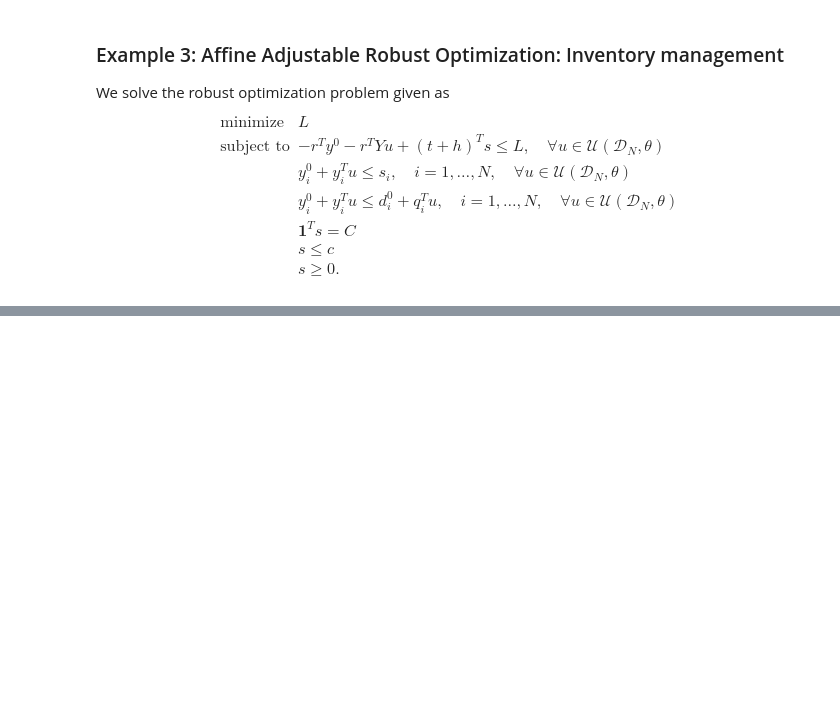
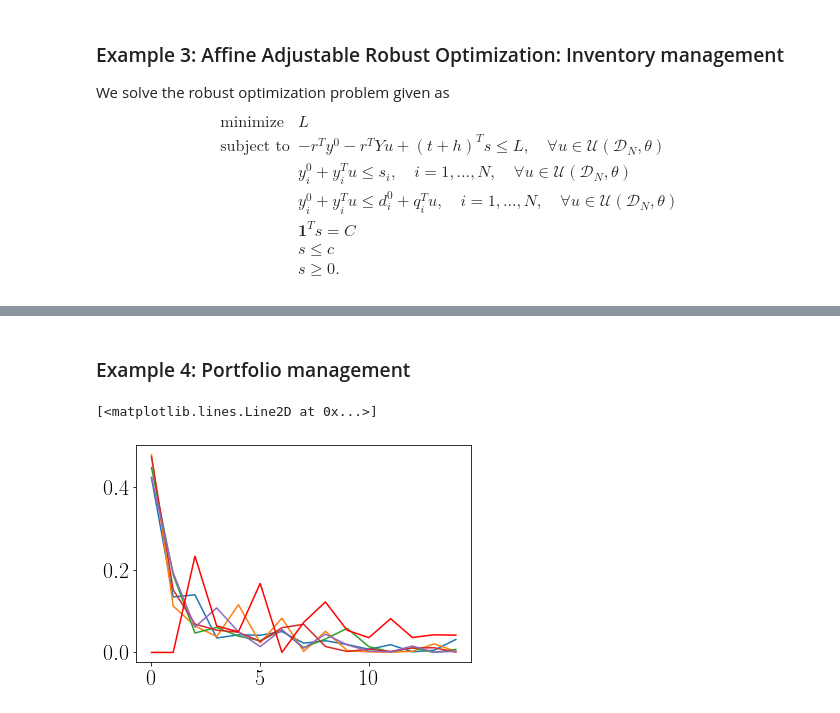
Before and after one commit to stellatogrp/lropt, a Jupyter notebook: docs/examples/experiments/tutorial_learning copy.ipynb, the cells around one changed output, grey strips where cells are left out. Saved outputs shown, nothing was run; the diff lists cells and outputs as text; code cells hidden in the pictures; blank space fills up the shorter version.

Commit message:
intro_examples

```diff
--- a/docs/examples/experiments/tutorial_learning copy.ipynb
+++ b/docs/examples/experiments/tutorial_learning copy.ipynb
@@ -821,0 +822,58 @@ plt.savefig("Inventory_iters.pdf",bbox_inches='tight')
+# %% [markdown]
+### Example 4: Portfolio management
+# %%
+def data_scaled(N, m, scale, seed):
+    np.random.seed(seed)
+    R = np.vstack([np.random.normal(
+    0.1 + i*0.035*scale, np.sqrt((0.02**2+(i*0.05)**2)), N) for i in range(1, m+1)])
+    return (R.transpose())
+
+def data_modes(N, m, scales, seed):
+    modes = len(scales)
+    d = np.zeros((N+100, m))
+    weights = int(np.ceil(N/modes))
+    for i in range(modes):
+        d[i*weights:(i+1)*weights,
+          :] = data_scaled(weights, m, scales[i], seed)
+    return d[0:N, :]
+
+def loss(t,x,p,alpha, data,mu=1000,l=10000,quantile = 0.95, target = -0.1):
+    sums = 0
+    totsum = 0
+    Nsample = data.shape[0]
+    sums += torch.sum(torch.maximum(-data@x - t - alpha, torch.tensor(0.,requires_grad = True)))
+    totsum += torch.sum(torch.where(torch.maximum(-data@x - t - alpha, torch.tensor(0.,requires_grad = True))>= 0.001,torch.tensor(1.), torch.tensor(0.)))
+    sums = (sums/((1-quantile)*Nsample)) + alpha
+    return t + 0.05*torch.norm(x-p,1) + torch.tensor(l)*(sums - torch.tensor(target)) + torch.tensor(mu/2)*(sums - torch.tensor(target))**2, t + 0.05*torch.norm(x-p,1), totsum/Nsample, sums.detach().numpy()
+
+n = 15
+N = 300
+seed = 15
+np.random.seed(seed)
+data = data_modes(600,n,[1,2,3],seed = seed)
+dist = (np.array([250,100,60,50,40,30,30,20,20,15,10,10,10,5,5,1])/10)[:n]
+# dist = np.ones(n)
+scenarios = {}
+num_scenarios = 5
+for scene in range(num_scenarios):
+    np.random.seed(scene)
+    scenarios[scene] = {}
+    scenarios[scene][0] = np.reshape(np.random.dirichlet(dist,1),(n,))
+
+for i in range(num_scenarios):
+  plt.plot(scenarios[i][0])
+
+x = cp.Variable(n)
+t = cp.Variable()
+p = cp.Parameter(n)
+p.value = scenarios[0][0]
+# p1.value = scenarios[0][1]
+objective = cp.Minimize(t)
+
+constraints = [-data@x <= t,cp.sum(x)==1, x >= 0]
+prob = lropt.RobustProblem(objective, constraints)
+prob.solve()
+plt.plot(x.value, color = "red")
+# %% [output]
+[<matplotlib.lines.Line2D at 0x...>]
+[figure, added]
```
Also changed, not shown: parts of 12 cells of this notebook, 4 other files.
